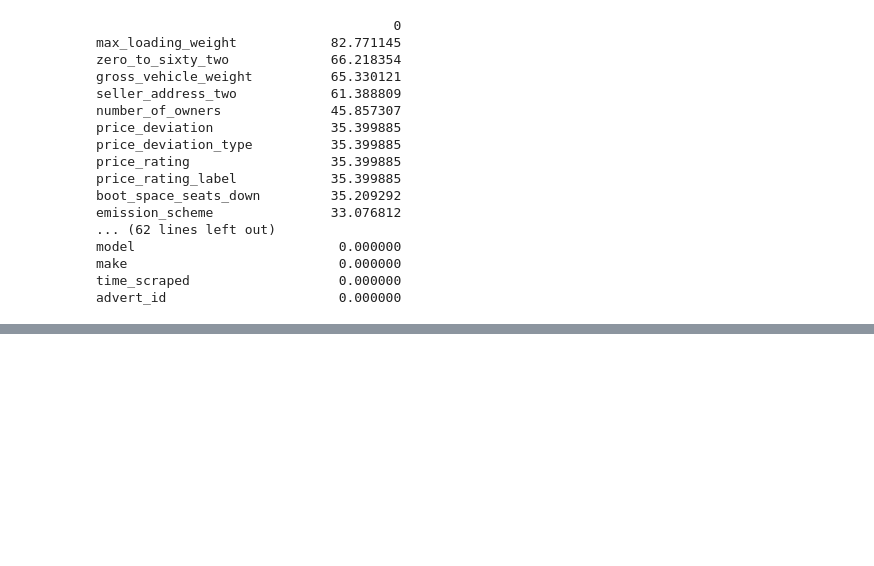
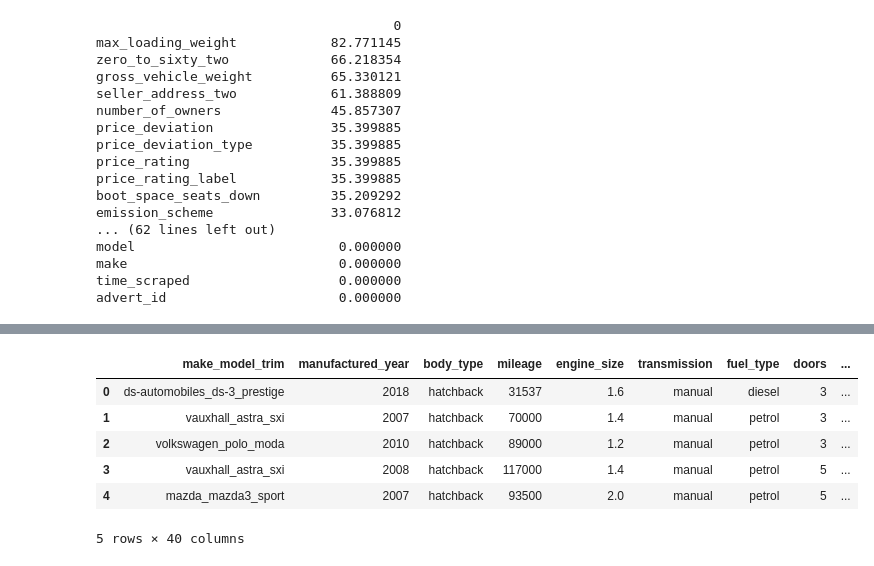
Before and after one commit to ezeahunanya/autotrader, a Jupyter notebook: data_preparation/data_cleaning.ipynb, the cells around one changed output, grey strips where cells are left out. Cells and saved outputs as stored; diff of their text form; code cells hidden in the pictures; blank space fills up the shorter version.

```diff
--- a/data_preparation/data_cleaning.ipynb
+++ b/data_preparation/data_cleaning.ipynb
@@ -98,0 +314,6 @@ advert_id                      0.000000
+# %%
+df2['make_model_trim'] = df2.make + '_' + df2.model + '_' + df2.trim.fillna('')
+# %%
+df2['make_model_trim'] = df2['make_model_trim'].astype('category')
+# %%
+df2.drop(['make', 'model', 'trim'], axis=1, inplace=True)
@@ -98,0 +333,20 @@ advert_id                      0.000000
+# %%
+df2 = df2[['make_model_trim', 'manufactured_year', 'body_type', 'mileage', 'engine_size',
+       'transmission', 'fuel_type', 'doors', 'seats', 'number_of_owners',
+       'vehicle_location_latitude', 'vehicle_location_longitude', 'imported',
+       'price', 'number_of_photos', 'tax', 'top_speed', 'cylinders', 'valves',
+       'engine_power', 'engine_torque', 'height', 'length', 'wheelbase',
+       'width', 'fuel_tank_capacity', 'boot_space_seats_up',
+       'boot_space_seats_down', 'urban', 'extra_urban', 'combined',
+       'co2_emissions', 'insurance_group', 'seller_segment', 'seller_rating',
+       'total_reviews', 'region', 'county', 'town', 'ulez']]
+# %%
+df2.head()
+# %% [output]
+|  | make_model_trim | manufactured_year | body_type | mileage | engine_size | transmission | fuel_type | doors | ... |
+| 0 | ds-automobiles_ds-3_prestige | 2018 | hatchback | 31537 | 1.6 | manual | diesel | 3 | ... |
+| 1 | vauxhall_astra_sxi | 2007 | hatchback | 70000 | 1.4 | manual | petrol | 3 | ... |
+| 2 | volkswagen_polo_moda | 2010 | hatchback | 89000 | 1.2 | manual | petrol | 3 | ... |
+| 3 | vauxhall_astra_sxi | 2008 | hatchback | 117000 | 1.4 | manual | petrol | 5 | ... |
+| 4 | mazda_mazda3_sport | 2007 | hatchback | 93500 | 2.0 | manual | petrol | 5 | ... |
+5 rows × 40 columns
```
Also changed, not shown: parts of 41 cells of this notebook.
